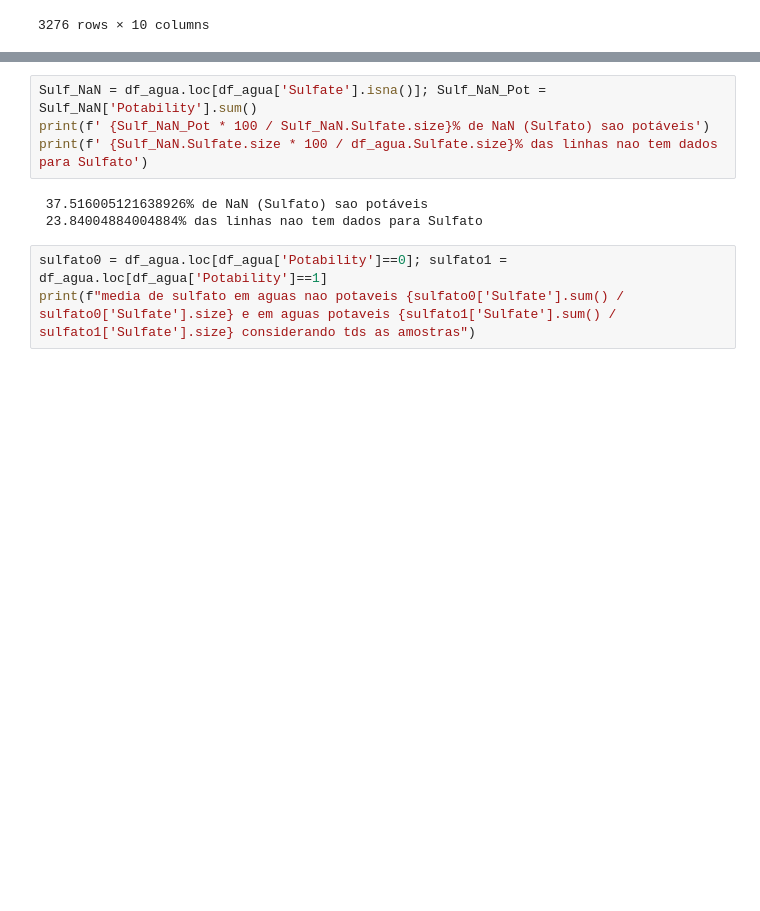
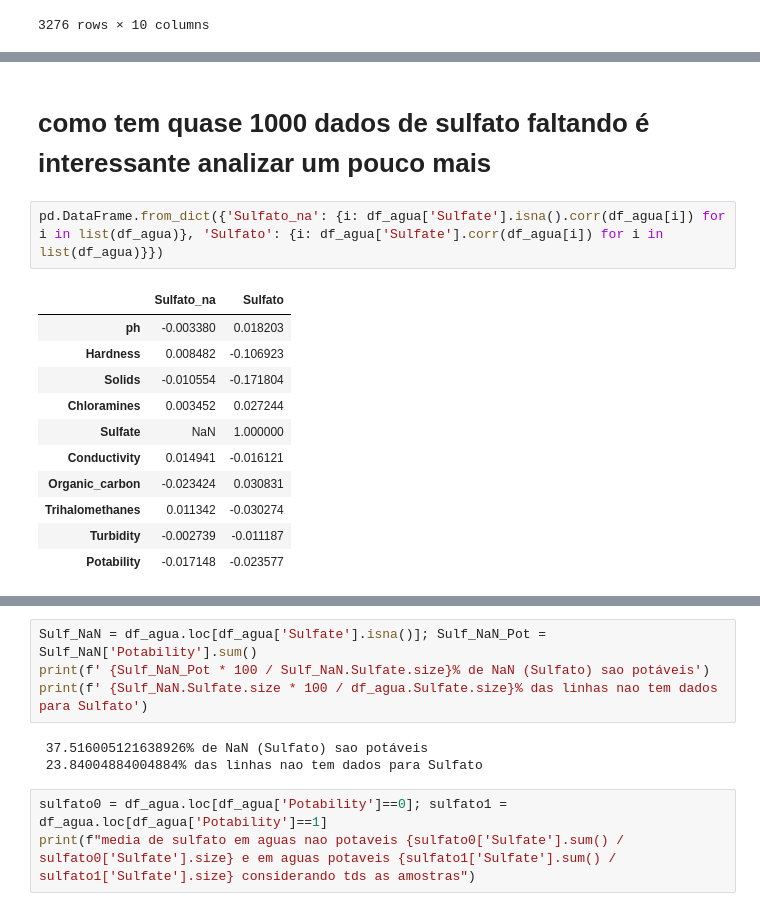
Before and after one commit to RafaelNiccheri/P2_Cdados_2021-2, a Jupyter notebook: Teste.ipynb, the cells around one changed output, grey strips where cells are left out. Cells and saved outputs as stored; diff of their text form; blank space fills up the shorter version.

```diff
--- a/Teste.ipynb
+++ b/Teste.ipynb
@@ -45 +127,17 @@ pd.DataFrame.from_dict({**{k: {i: df_agua[k].corr(df_agua[i]) for i in list(df_a
+# %% [markdown]
+# como tem quase 1000 dados de sulfato faltando é interessante analizar um pouco mais
+# %%
+pd.DataFrame.from_dict({'Sulfato_na': {i: df_agua['Sulfate'].isna().corr(df_agua[i]) for i in list(df_agua)}, 'Sulfato': {i: df_agua['Sulfate'].corr(df_agua[i]) for i in list(df_agua)}})
+# %% [output]
+|  | Sulfato_na | Sulfato |
+| ph | -0.003380 | 0.018203 |
+| Hardness | 0.008482 | -0.106923 |
+| Solids | -0.010554 | -0.171804 |
+| Chloramines | 0.003452 | 0.027244 |
+| Sulfate | NaN | 1.000000 |
+| Conductivity | 0.014941 | -0.016121 |
+| Organic_carbon | -0.023424 | 0.030831 |
+| Trihalomethanes | 0.011342 | -0.030274 |
+| Turbidity | -0.002739 | -0.011187 |
+| Potability | -0.017148 | -0.023577 |
 # %%
```
Also changed, not shown: parts of 18 cells of this notebook, 4 other files.
